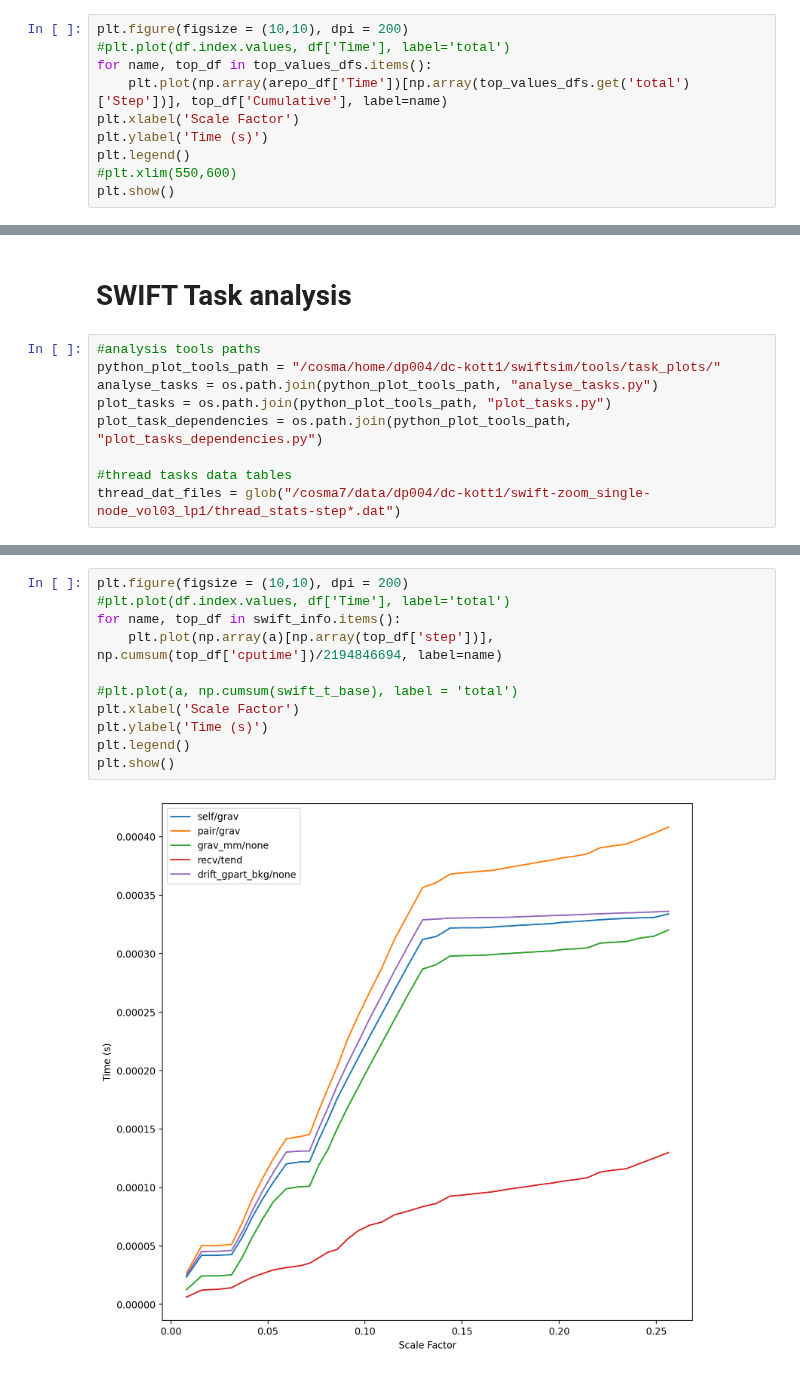
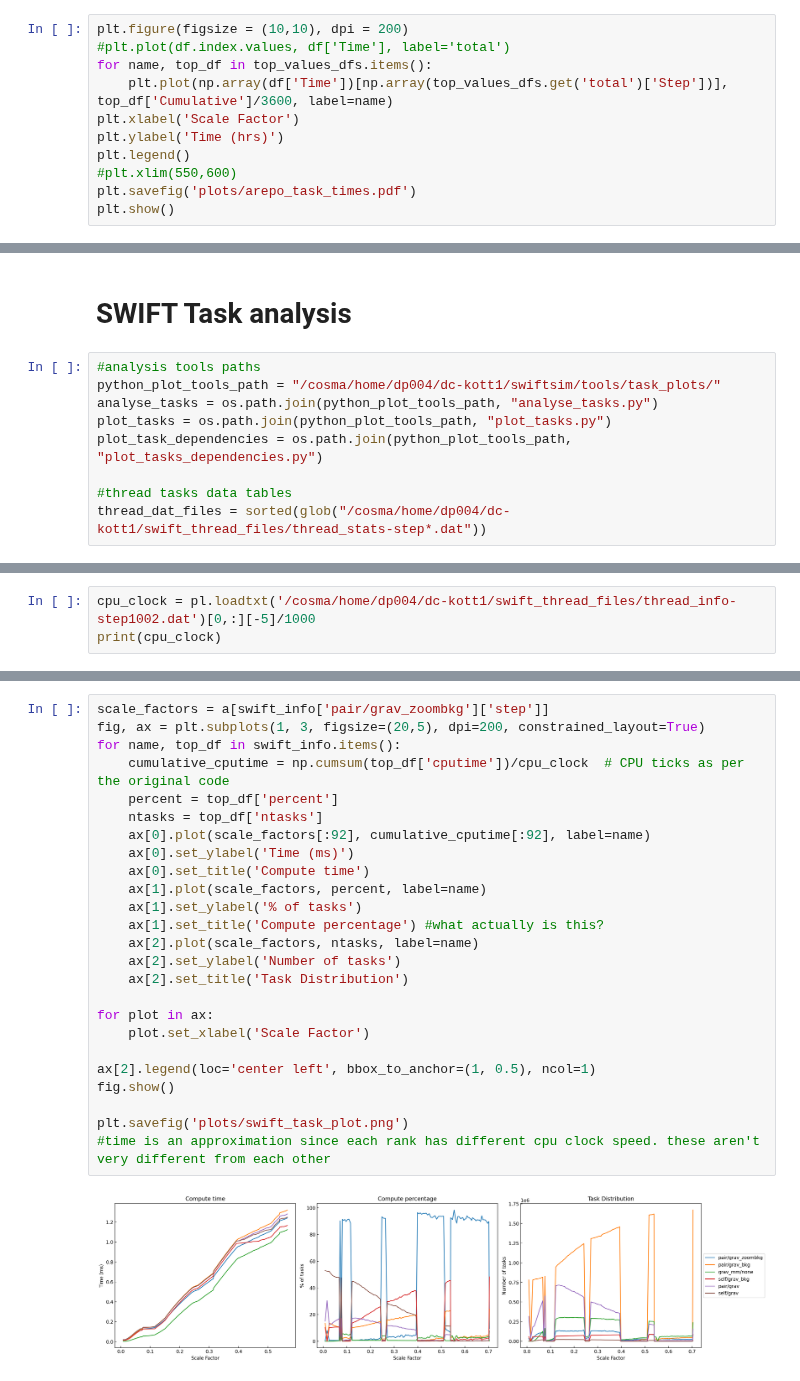
Before and after one commit to PK0207/scripts_by_me, a Jupyter notebook: cosmo_simulations/analyse_tasks.ipynb, the cells around one changed output, grey strips where cells are left out. Cells and saved outputs as stored; diff of their text form.

```diff
--- a/cosmo_simulations/analyse_tasks.ipynb
+++ b/cosmo_simulations/analyse_tasks.ipynb
@@ -158,10 +162,11 @@ top_values_dfs = {name: pd.DataFrame(data) for name, data in top_values_dict.ite
 plt.figure(figsize = (10,10), dpi = 200)
 #plt.plot(df.index.values, df['Time'], label='total')
 for name, top_df in top_values_dfs.items():
-    plt.plot(np.array(arepo_df['Time'])[np.array(top_values_dfs.get('total')['Step'])], top_df['Cumulative'], label=name)
+    plt.plot(np.array(df['Time'])[np.array(top_values_dfs.get('total')['Step'])], top_df['Cumulative']/3600, label=name)
 plt.xlabel('Scale Factor')
-plt.ylabel('Time (s)')
+plt.ylabel('Time (hrs)')
 plt.legend()
 #plt.xlim(550,600)
+plt.savefig('plots/arepo_task_times.pdf')
 plt.show()
 # %% [output]
@@ -176,5 +181,5 @@ plot_tasks = os.path.join(python_plot_tools_path, "plot_tasks.py")
 plot_task_dependencies = os.path.join(python_plot_tools_path, "plot_tasks_dependencies.py")
 
 #thread tasks data tables
-thread_dat_files = glob("/cosma7/data/dp004/dc-kott1/swift-zoom_single-node_vol03_lp1/thread_stats-step*.dat")
+thread_dat_files = sorted(glob("/cosma/home/dp004/dc-kott1/swift_thread_files/thread_stats-step*.dat"))
 # %%
@@ -207,0 +196,3 @@ swift_df
+# %%
+cpu_clock = pl.loadtxt('/cosma/home/dp004/dc-kott1/swift_thread_files/thread_info-step1002.dat')[0,:][-5]/1000
+print(cpu_clock)
@@ -240,13 +238,27 @@ for name in swift_info:
 # %%
-plt.figure(figsize = (10,10), dpi = 200)
-#plt.plot(df.index.values, df['Time'], label='total')
+scale_factors = a[swift_info['pair/grav_zoombkg']['step']]
+fig, ax = plt.subplots(1, 3, figsize=(20,5), dpi=200, constrained_layout=True)
 for name, top_df in swift_info.items():
-    plt.plot(np.array(a)[np.array(top_df['step'])], np.cumsum(top_df['cputime'])/2194846694, label=name)
+    cumulative_cputime = np.cumsum(top_df['cputime'])/cpu_clock  # CPU ticks as per the original code
+    percent = top_df['percent']
+    ntasks = top_df['ntasks']
+    ax[0].plot(scale_factors[:92], cumulative_cputime[:92], label=name)
+    ax[0].set_ylabel('Time (ms)')
+    ax[0].set_title('Compute time')
+    ax[1].plot(scale_factors, percent, label=name)
+    ax[1].set_ylabel('% of tasks')
+    ax[1].set_title('Compute percentage') #what actually is this?
+    ax[2].plot(scale_factors, ntasks, label=name)
+    ax[2].set_ylabel('Number of tasks')
+    ax[2].set_title('Task Distribution')
 
-#plt.plot(a, np.cumsum(swift_t_base), label = 'total')
-plt.xlabel('Scale Factor')
-plt.ylabel('Time (s)')
-plt.legend()
-plt.show()
+for plot in ax:
+    plot.set_xlabel('Scale Factor')
+
+ax[2].legend(loc='center left', bbox_to_anchor=(1, 0.5), ncol=1)
+fig.show()
+
+plt.savefig('plots/swift_task_plot.png')
+#time is an approximation since each rank has different cpu clock speed. these aren't very different from each other
 # %% [output]
-[figure, old version]
+[figure, new version]
```
Also changed, not shown: parts of 13 cells of this notebook, 3 other files.
